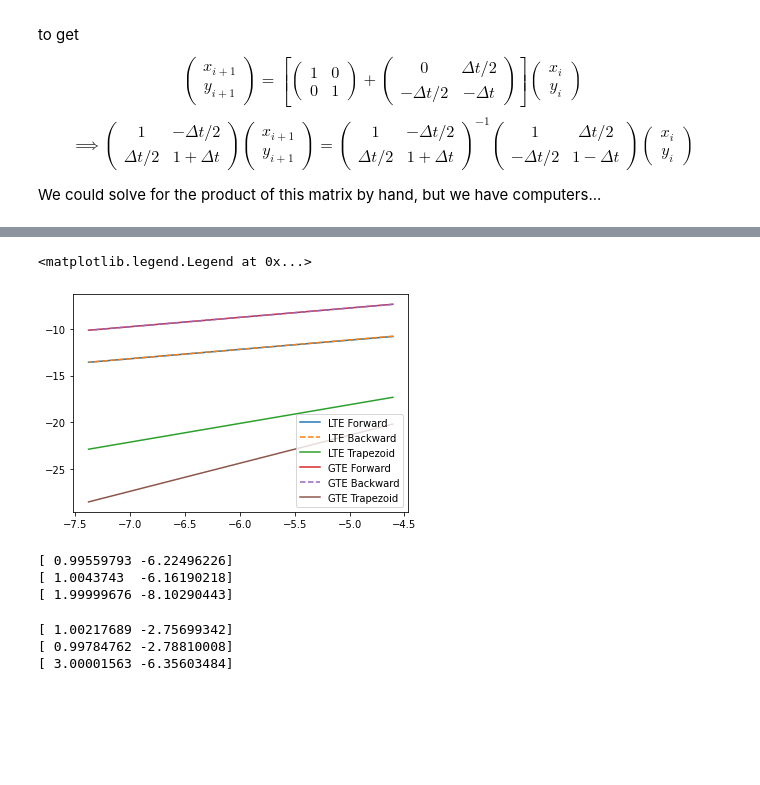
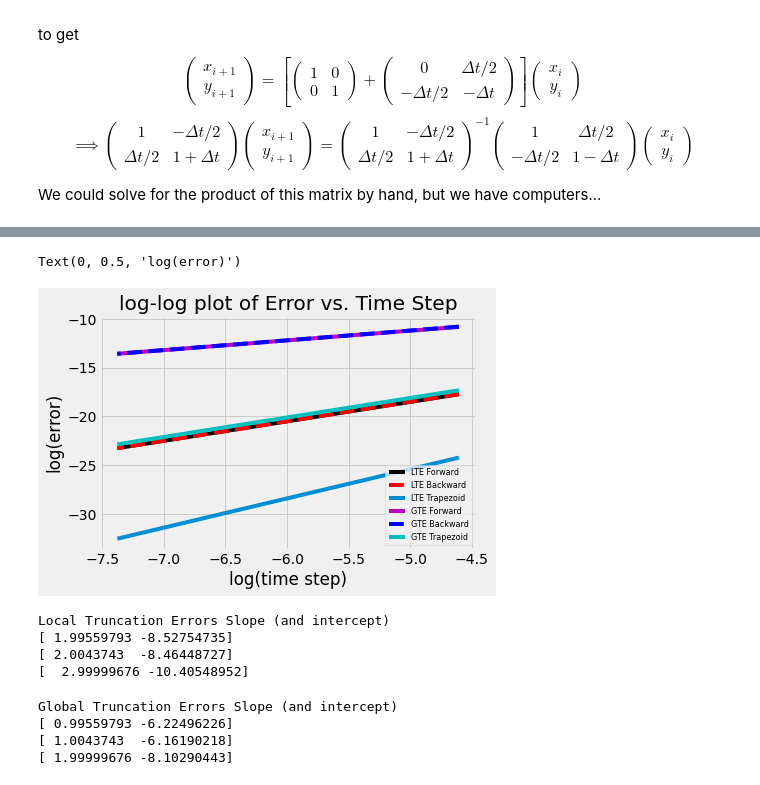
Before and after one commit to moumhecht/COMP596, a Jupyter notebook: HW4/mhecht_HW4.ipynb, the cells around one changed output, grey strips where cells are left out. Drawn from its saved outputs; the diff is of its cells as text; code cells hidden in the pictures; blank space fills up the shorter version.

Commit message:
fixed error!

```diff
--- a/HW4/mhecht_HW4.ipynb
+++ b/HW4/mhecht_HW4.ipynb
@@ -2,6 +2,7 @@
 import numpy as np
 import matplotlib.pyplot as plt
 %matplotlib inline
+plt.style.use('fivethirtyeight')
 # %% [markdown]
 ## Analytical Solution
 # %% [markdown]
@@ -278,18 +287,21 @@ GTE_trapezoid = np.zeros(nn)
 for ii in range(0,nn):
     LTE_forward[ii], LTE_backward[ii], LTE_trapezoid[ii], GTE_forward[ii], GTE_backward[ii], GTE_trapezoid[ii] = error(step[ii],tf,ti,x_0,y_0)
 # %%
-
-plt.plot(np.log(step),np.log(LTE_forward), label = 'LTE Forward')
-plt.plot(np.log(step),np.log(LTE_backward),'--', label = 'LTE Backward')
-plt.plot(np.log(step),np.log(LTE_trapezoid), label = 'LTE Trapezoid')
-plt.plot(np.log(step),np.log(GTE_forward), label = 'GTE Forward')
-plt.plot(np.log(step),np.log(GTE_backward),'--', label = 'GTE Backward')
-plt.plot(np.log(step),np.log(GTE_trapezoid), label = 'GTE Trapezoid')
-plt.legend(loc='lower right')
+plt.title('log-log plot of Error vs. Time Step')
+plt.plot(np.log(step),np.log(LTE_forward), 'k',label = 'LTE Forward')
+plt.plot(np.log(step),np.log(LTE_backward),'--',c='r', label = 'LTE Backward')
+plt.plot(np.log(step),np.log(LTE_trapezoid),  label = 'LTE Trapezoid')
+plt.plot(np.log(step),np.log(GTE_forward),'m', label = 'GTE Forward')
+plt.plot(np.log(step),np.log(GTE_backward),'--',c='b', label = 'GTE Backward')
+plt.plot(np.log(step),np.log(GTE_trapezoid),'c' ,label = 'GTE Trapezoid')
+plt.legend(loc='lower right',prop={'size':8})
+plt.xlabel('log(time step)')
+plt.ylabel('log(error)')
 # %% [output]
-<matplotlib.legend.Legend at 0x...>
+Text(0, 0.5, 'log(error)')
-[figure, old version]
+[figure, new version]
 # %%
+print("Local Truncation Errors Slope (and intercept)")
 m_forward= np.polyfit(np.log(step),np.log(LTE_forward),1)
 print(m_forward)
 m_backward =np.polyfit(np.log(step),np.log(LTE_backward),1)
@@ -297,10 +309,12 @@ print(m_backward)
 m_trapezoid =np.polyfit(np.log(step),np.log(LTE_trapezoid),1)
 print(m_trapezoid)
 # %% [output]
-[ 0.99559793 -6.22496226]
-[ 1.0043743  -6.16190218]
-[ 1.99999676 -8.10290443]
+Local Truncation Errors Slope (and intercept)
+[ 1.99559793 -8.52754735]
+[ 2.0043743  -8.46448727]
+[  2.99999676 -10.40548952]
 # %%
+print("Global Truncation Errors Slope (and intercept)")
 m_forward= np.polyfit(np.log(step),np.log(GTE_forward),1)
 print(m_forward)
 m_backward =np.polyfit(np.log(step),np.log(GTE_backward),1)
@@ -308,6 +322,7 @@ print(m_backward)
 m_trapezoid =np.polyfit(np.log(step),np.log(GTE_trapezoid),1)
 print(m_trapezoid)
 # %% [output]
-[ 1.00217689 -2.75699342]
-[ 0.99784762 -2.78810008]
-[ 3.00001563 -6.35603484]
+Global Truncation Errors Slope (and intercept)
+[ 0.99559793 -6.22496226]
+[ 1.0043743  -6.16190218]
+[ 1.99999676 -8.10290443]
```
Also changed, not shown: parts of 7 cells of this notebook, 1 other file.
